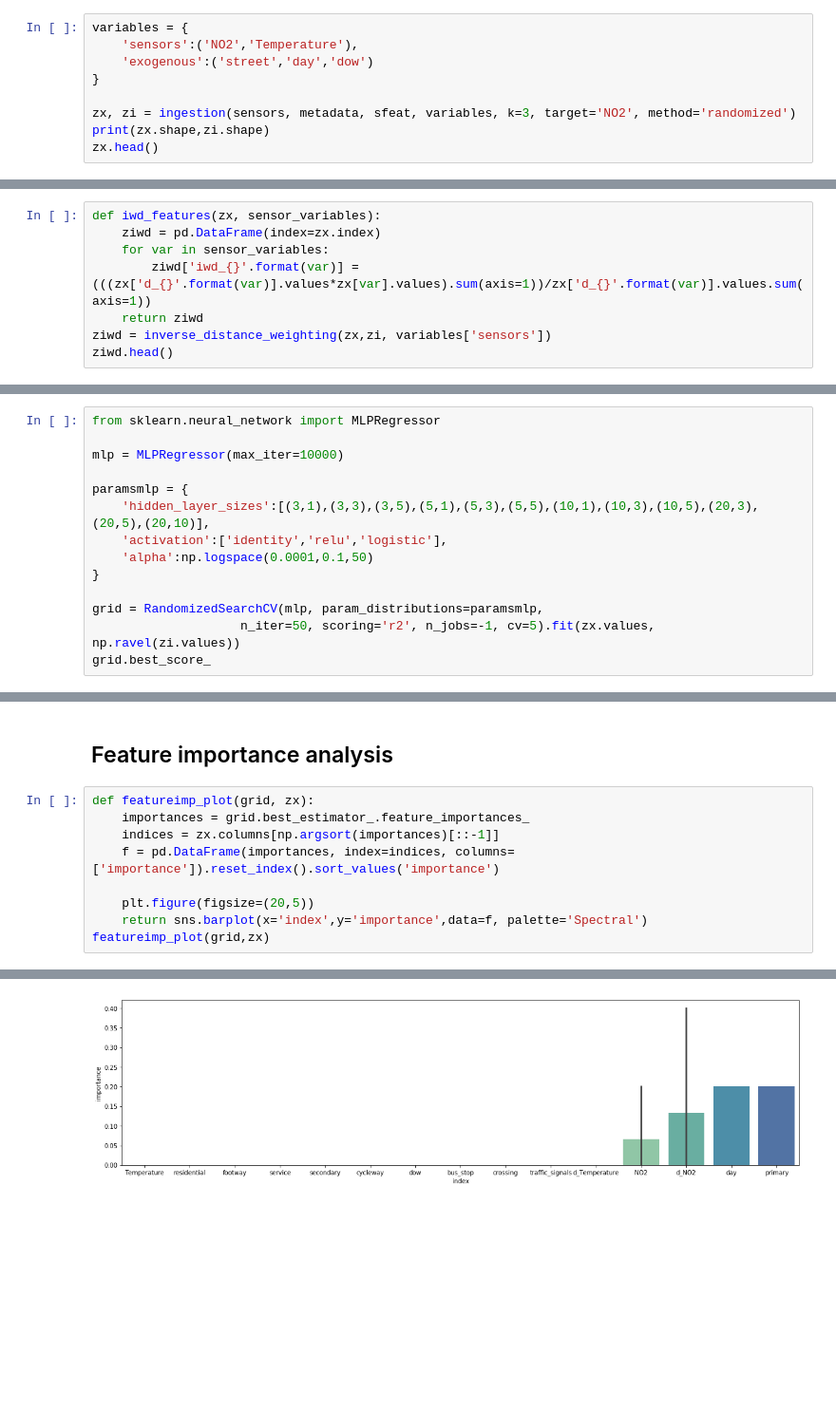
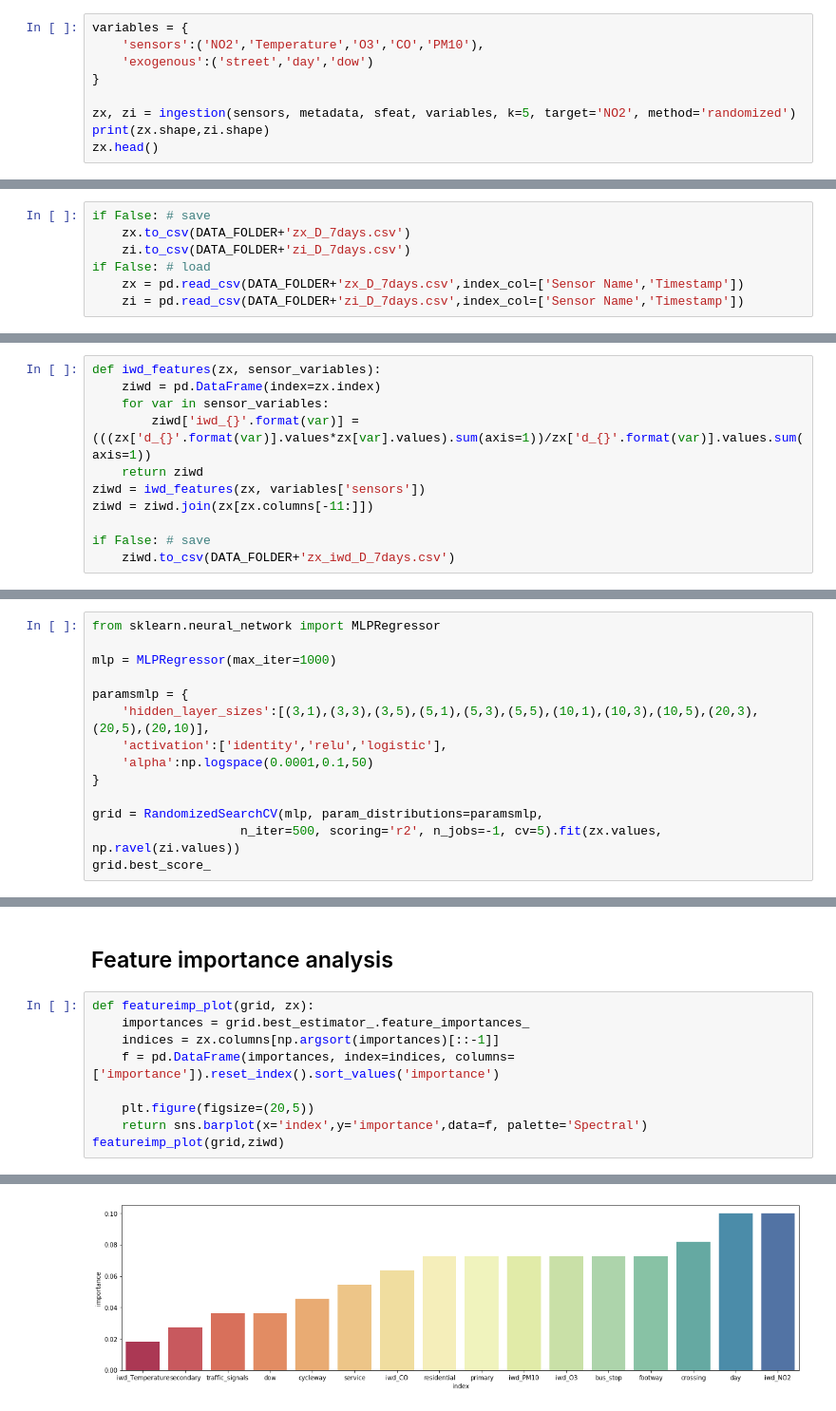
Before and after one commit to adaj/sensingbee, a Jupyter notebook: eda/feature_ingestion.ipynb, the cells around one changed output, grey strips where cells are left out. Shown: that part at 95% size. Cells and saved outputs as stored; diff of their text form; blank space fills up the shorter version.

```diff
--- a/eda/feature_ingestion.ipynb
+++ b/eda/feature_ingestion.ipynb
@@ -150,11 +150,11 @@ def ingestion(sensors, metadata, sfeat, variables, k, target, method):
     return zx, zi
 # %%
 variables = {
-    'sensors':('NO2','Temperature'),
+    'sensors':('NO2','Temperature','O3','CO','PM10'),
     'exogenous':('street','day','dow')
 }
 
-zx, zi = ingestion(sensors, metadata, sfeat, variables, k=3, target='NO2', method='randomized')
+zx, zi = ingestion(sensors, metadata, sfeat, variables, k=5, target='NO2', method='randomized')
 print(zx.shape,zi.shape)
 zx.head()
 # %% [output]
@@ -173,3 +170,10 @@ zx.head()
+# %%
+if False: # save
+    zx.to_csv(DATA_FOLDER+'zx_D_7days.csv')
+    zi.to_csv(DATA_FOLDER+'zi_D_7days.csv')
+if False: # load
+    zx = pd.read_csv(DATA_FOLDER+'zx_D_7days.csv',index_col=['Sensor Name','Timestamp'])
+    zi = pd.read_csv(DATA_FOLDER+'zi_D_7days.csv',index_col=['Sensor Name','Timestamp'])
 # %% [markdown]
 ### 1.a. Inverse Distance Weighting
 # %%
@@ -178,5 +182,8 @@ def iwd_features(zx, sensor_variables):
     for var in sensor_variables:
         ziwd['iwd_{}'.format(var)] = (((zx['d_{}'.format(var)].values*zx[var].values).sum(axis=1))/zx['d_{}'.format(var)].values.sum(axis=1))
     return ziwd
-ziwd = inverse_distance_weighting(zx,zi, variables['sensors'])
-ziwd.head()
+ziwd = iwd_features(zx, variables['sensors'])
+ziwd = ziwd.join(zx[zx.columns[-11:]])
+
+if False: # save
+    ziwd.to_csv(DATA_FOLDER+'zx_iwd_D_7days.csv')
@@ -267,7 +256,7 @@ MultiLayer Perceptron
 # %%
 from sklearn.neural_network import MLPRegressor
 
-mlp = MLPRegressor(max_iter=10000)
+mlp = MLPRegressor(max_iter=1000)
 
 paramsmlp = {
     'hidden_layer_sizes':[(3,1),(3,3),(3,5),(5,1),(5,3),(5,5),(10,1),(10,3),(10,5),(20,3),(20,5),(20,10)],
@@ -276,6 +265,6 @@ paramsmlp = {
 }
 
 grid = RandomizedSearchCV(mlp, param_distributions=paramsmlp,
-                    n_iter=50, scoring='r2', n_jobs=-1, cv=5).fit(zx.values, np.ravel(zi.values))
+                    n_iter=500, scoring='r2', n_jobs=-1, cv=5).fit(zx.values, np.ravel(zi.values))
 grid.best_score_
 # %% [output]
@@ -285,12 +274,12 @@ grid.best_score_
 # %%
 def featureimp_plot(grid, zx):
     importances = grid.best_estimator_.feature_importances_
     indices = zx.columns[np.argsort(importances)[::-1]]
     f = pd.DataFrame(importances, index=indices, columns=['importance']).reset_index().sort_values('importance')
 
     plt.figure(figsize=(20,5))
     return sns.barplot(x='index',y='importance',data=f, palette='Spectral')
-featureimp_plot(grid,zx)
+featureimp_plot(grid,ziwd)
 # %% [output]
 <matplotlib.axes._subplots.AxesSubplot at 0x...>
-[figure, old version]
+[figure, new version]
```
Also changed, not shown: parts of 12 cells of this notebook, 3 other files.
